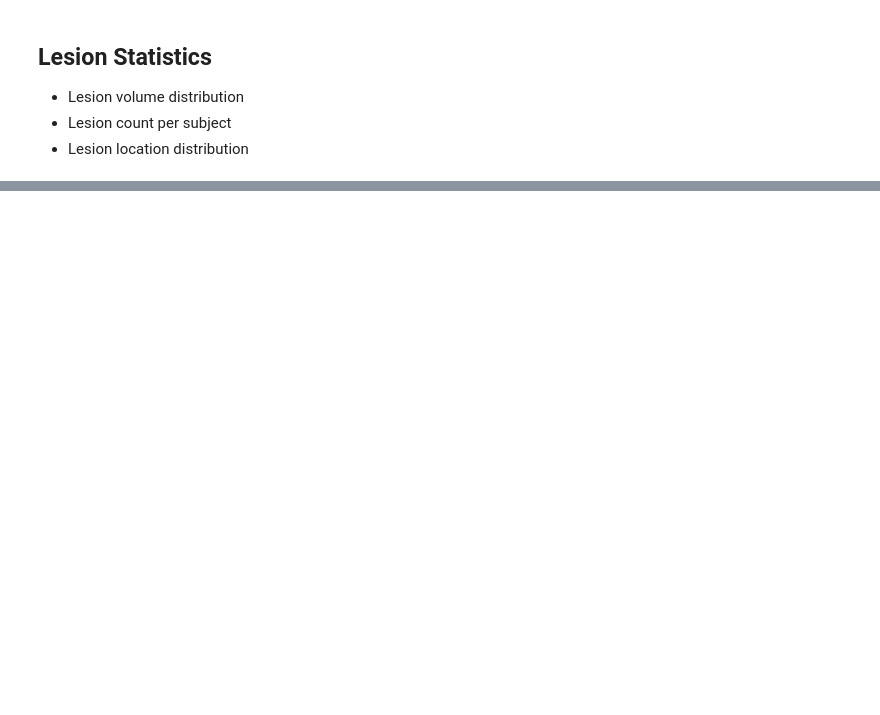
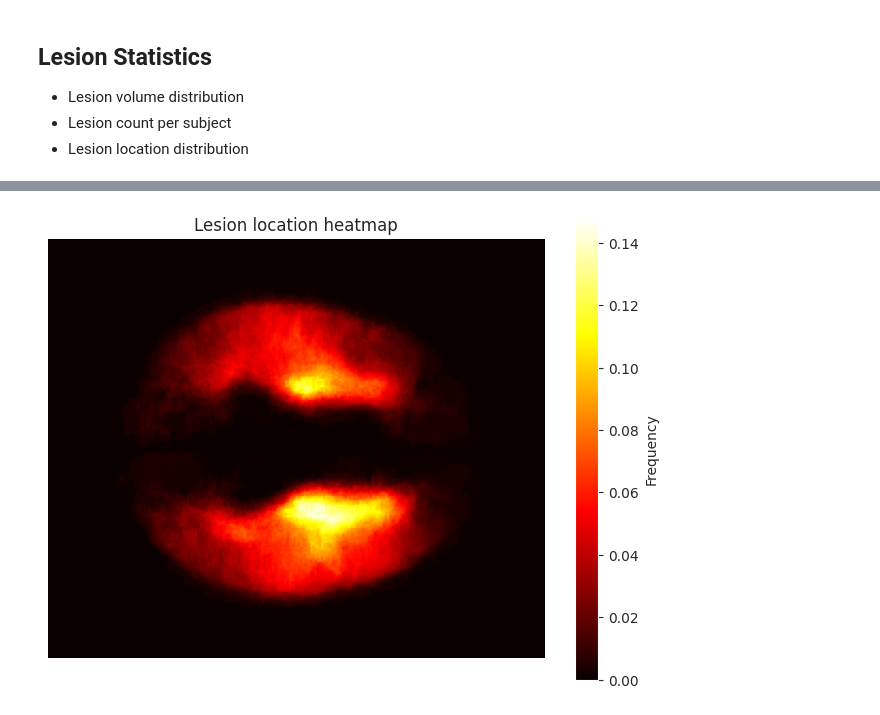
Before and after one commit to angelonazzaro/StrokeFormer, a Jupyter notebook: data_analysis.ipynb, the cells around one changed output, grey strips where cells are left out. Saved outputs shown, nothing was run; the diff lists cells and outputs as text; code cells hidden in the pictures; blank space fills up the shorter version.

```diff
--- a/data_analysis.ipynb
+++ b/data_analysis.ipynb
@@ -134,0 +118,26 @@ Average number of lesions per patient: 5.11
+# %%
+from utils import load_volume
+
+def plot_lesion_heatmap(masks_filepaths: List[str], mask_shape: tuple[int, int, int] = (197, 233, 189), figsize=(8, 6)):
+    heatmap = np.zeros(mask_shape, dtype=np.float32)
+
+    for mask_filepath in tqdm(masks_filepaths, desc="Computing location heatmap"):
+        mask = load_volume(mask_filepath)
+        heatmap += (mask > 0).astype(np.float32)
+
+    heatmap /= len(masks_filepaths)
+
+    if heatmap.ndim == 3:
+        mid_slice = heatmap.shape[-1] // 2
+        heatmap = heatmap[..., mid_slice]
+
+    plt.figure(figsize=figsize)
+    plt.imshow(heatmap, cmap="hot")
+    plt.colorbar(label="Frequency")
+    plt.title(f"Lesion location heatmap")
+    plt.axis("off")
+    plt.show()
+
+plot_lesion_heatmap(masks_filepaths)
+# %% [output]
+[figure, added]
```
Also changed, not shown: parts of 8 cells of this notebook, 3 other files.
